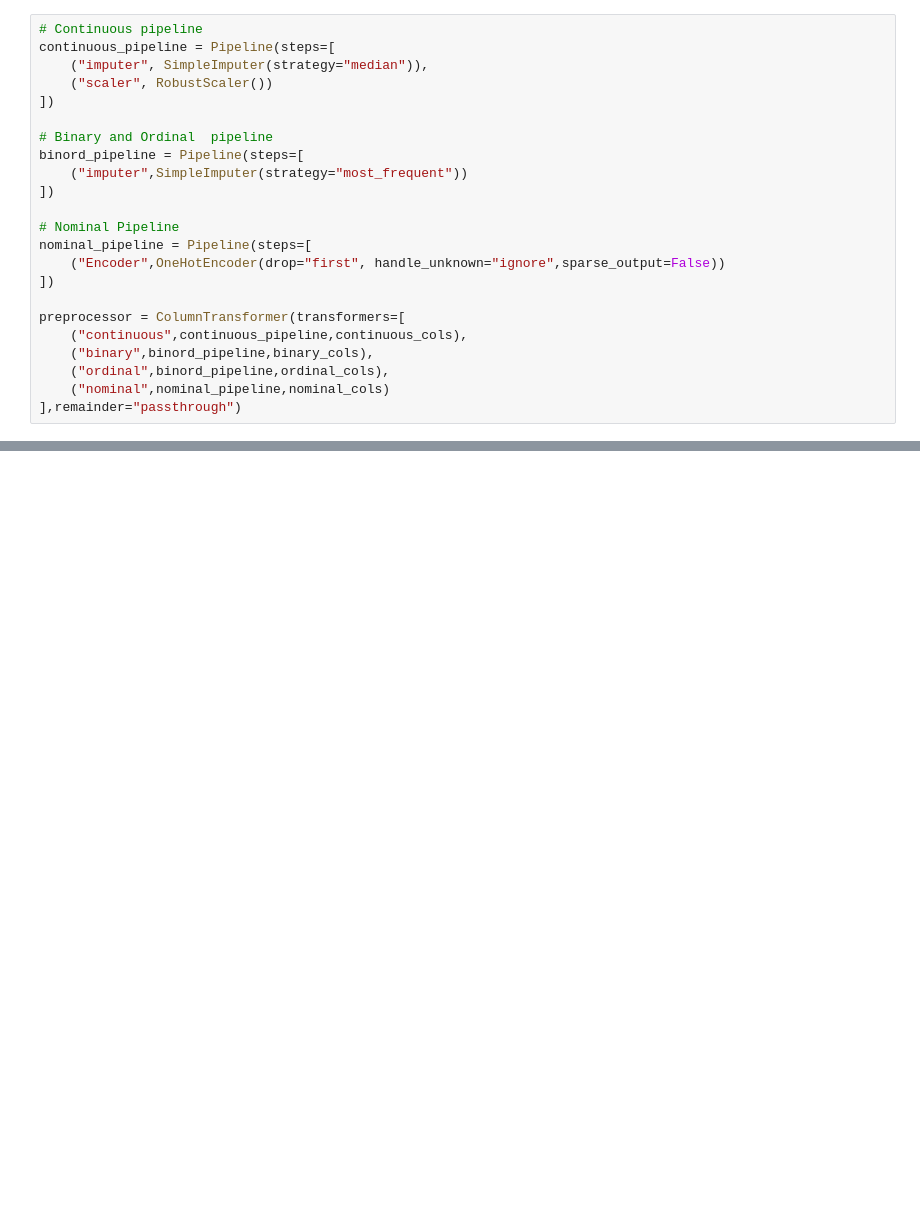
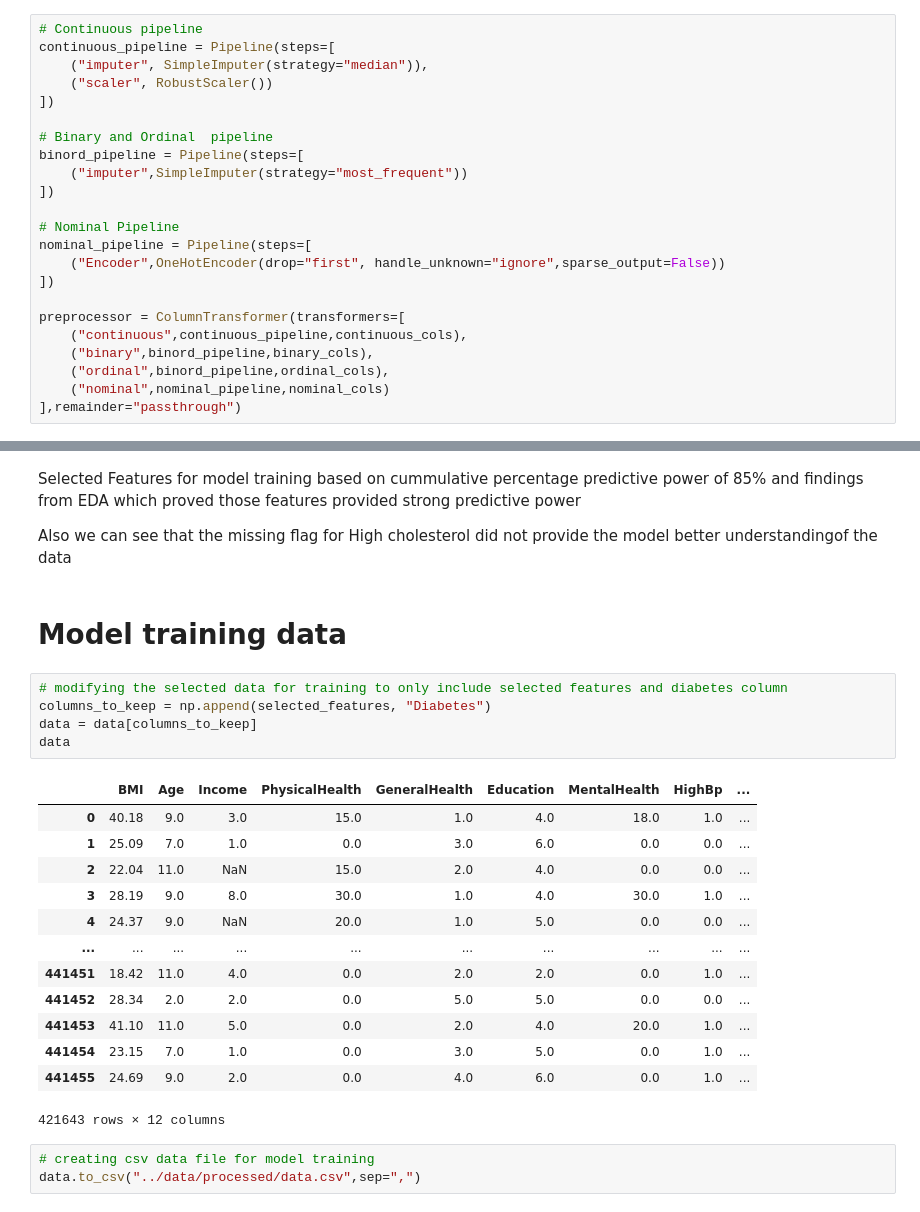
Before and after one commit to heisAnselem/diabetes-risk-predictor, a Jupyter notebook: notebooks/Data-Cleaning-and -EDA.ipynb, the cells around one changed output, grey strips where cells are left out. Cells and saved outputs as stored; diff of their text form; blank space fills up the shorter version.

```diff
--- a/notebooks/Data-Cleaning-and -EDA.ipynb
+++ b/notebooks/Data-Cleaning-and -EDA.ipynb
@@ -585,0 +825,28 @@ plt.show()
+# %% [markdown]
+Selected Features for model training based on cummulative percentage predictive power of 85% and findings from EDA which proved those features provided strong predictive power
+
+Also we can see that the missing flag for High cholesterol did not provide the model better understandingof the data
+# %% [markdown]
+# Model training data
+# %%
+# modifying the selected data for training to only include selected features and diabetes column
+columns_to_keep = np.append(selected_features, "Diabetes")
+data = data[columns_to_keep]
+data
+# %% [output]
+|  | BMI | Age | Income | PhysicalHealth | GeneralHealth | Education | MentalHealth | HighBp | ... |
+| 0 | 40.18 | 9.0 | 3.0 | 15.0 | 1.0 | 4.0 | 18.0 | 1.0 | ... |
+| 1 | 25.09 | 7.0 | 1.0 | 0.0 | 3.0 | 6.0 | 0.0 | 0.0 | ... |
+| 2 | 22.04 | 11.0 | NaN | 15.0 | 2.0 | 4.0 | 0.0 | 0.0 | ... |
+| 3 | 28.19 | 9.0 | 8.0 | 30.0 | 1.0 | 4.0 | 30.0 | 1.0 | ... |
+| 4 | 24.37 | 9.0 | NaN | 20.0 | 1.0 | 5.0 | 0.0 | 0.0 | ... |
+| ... | ... | ... | ... | ... | ... | ... | ... | ... | ... |
+| 441451 | 18.42 | 11.0 | 4.0 | 0.0 | 2.0 | 2.0 | 0.0 | 1.0 | ... |
+| 441452 | 28.34 | 2.0 | 2.0 | 0.0 | 5.0 | 5.0 | 0.0 | 0.0 | ... |
+| 441453 | 41.10 | 11.0 | 5.0 | 0.0 | 2.0 | 4.0 | 20.0 | 1.0 | ... |
+| 441454 | 23.15 | 7.0 | 1.0 | 0.0 | 3.0 | 5.0 | 0.0 | 1.0 | ... |
+| 441455 | 24.69 | 9.0 | 2.0 | 0.0 | 4.0 | 6.0 | 0.0 | 1.0 | ... |
+421643 rows × 12 columns
+# %%
+# creating csv data file for model training
+data.to_csv("../data/processed/data.csv",sep=",")
```
Also changed, not shown: parts of 29 cells of this notebook, 3 other files.
